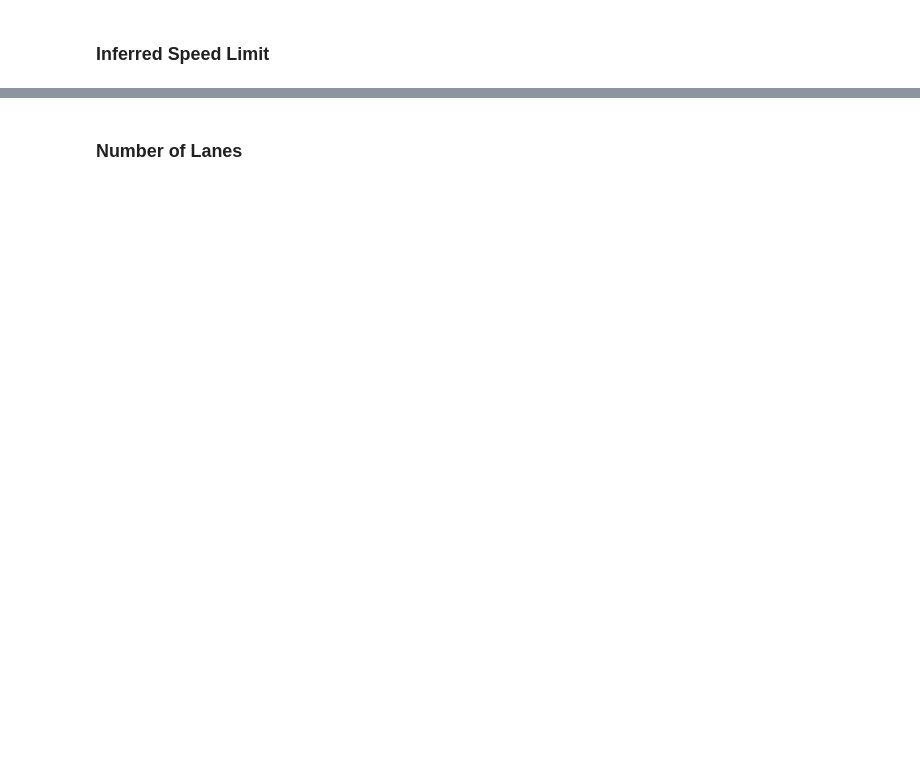
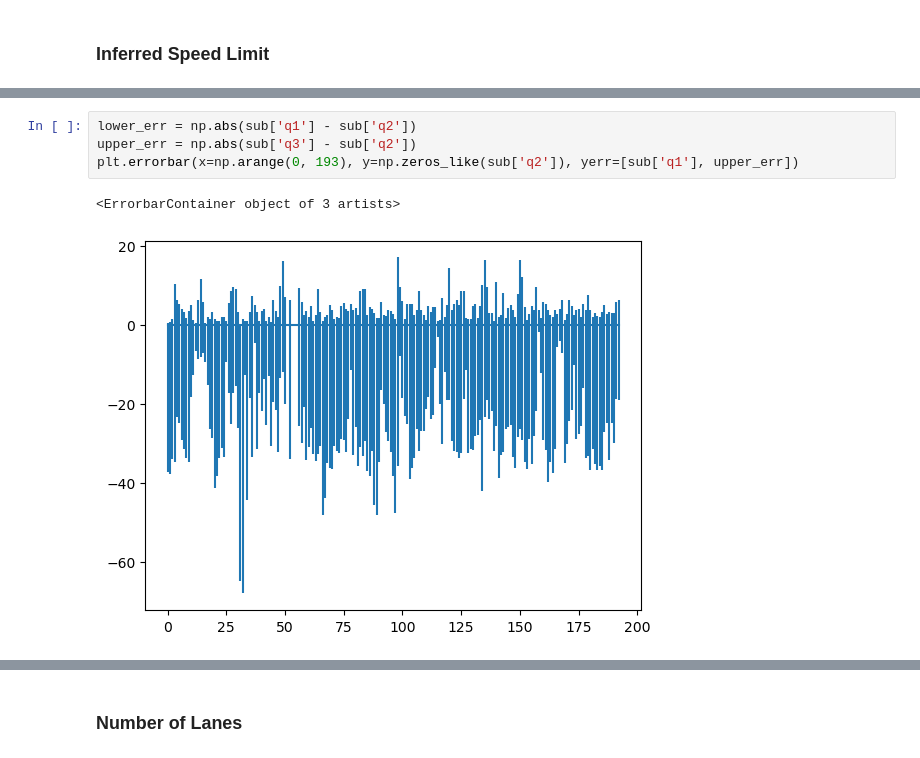
Before and after one commit to ana-e-uk/mapmetadata, a Jupyter notebook: testing/test_metadata_results.ipynb, the cells around one changed output, grey strips where cells are left out. Cells and saved outputs as stored; diff of their text form; blank space fills up the shorter version.

```diff
--- a/testing/test_metadata_results.ipynb
+++ b/testing/test_metadata_results.ipynb
@@ -184,0 +187,7 @@ data = np.concatenate(())
+# %%
+lower_err = np.abs(sub['q1'] - sub['q2'])
+upper_err = np.abs(sub['q3'] - sub['q2'])
+plt.errorbar(x=np.arange(0, 193), y=np.zeros_like(sub['q2']), yerr=[sub['q1'], upper_err])
+# %% [output]
+<ErrorbarContainer object of 3 artists>
+[figure, added]
```
Also changed, not shown: parts of 20 cells of this notebook, 3 other files.
